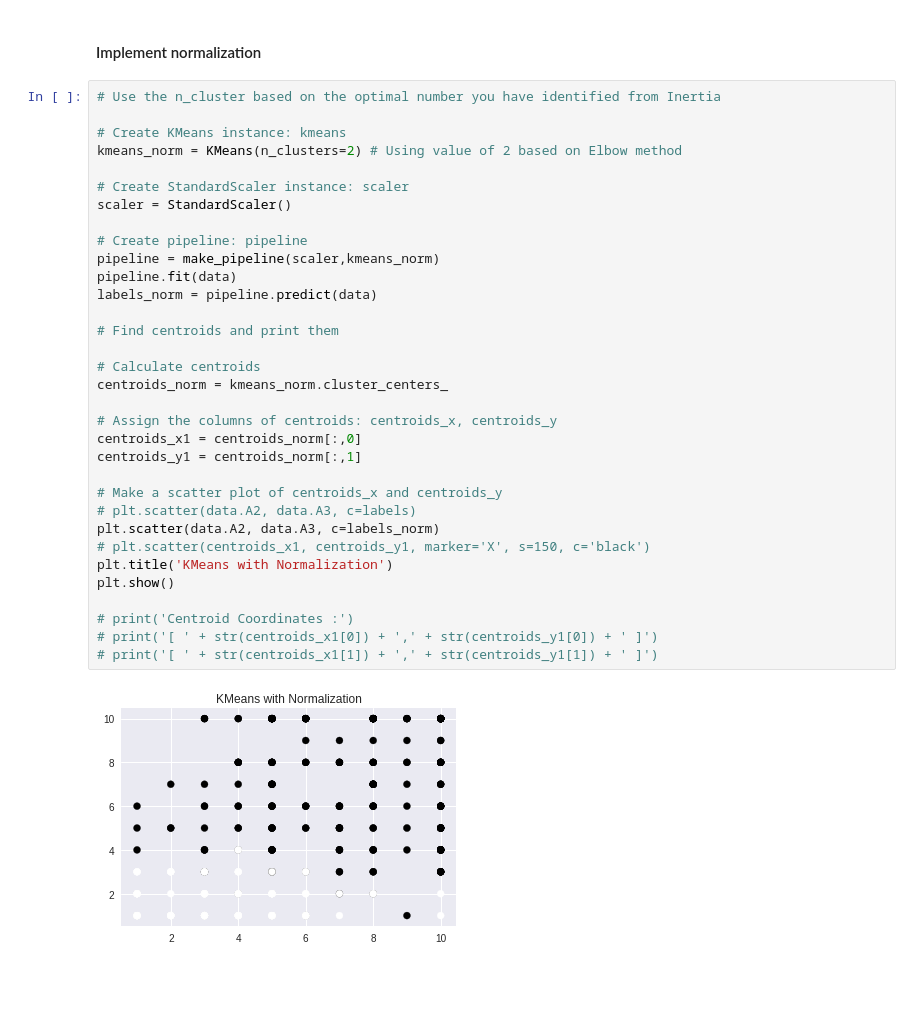
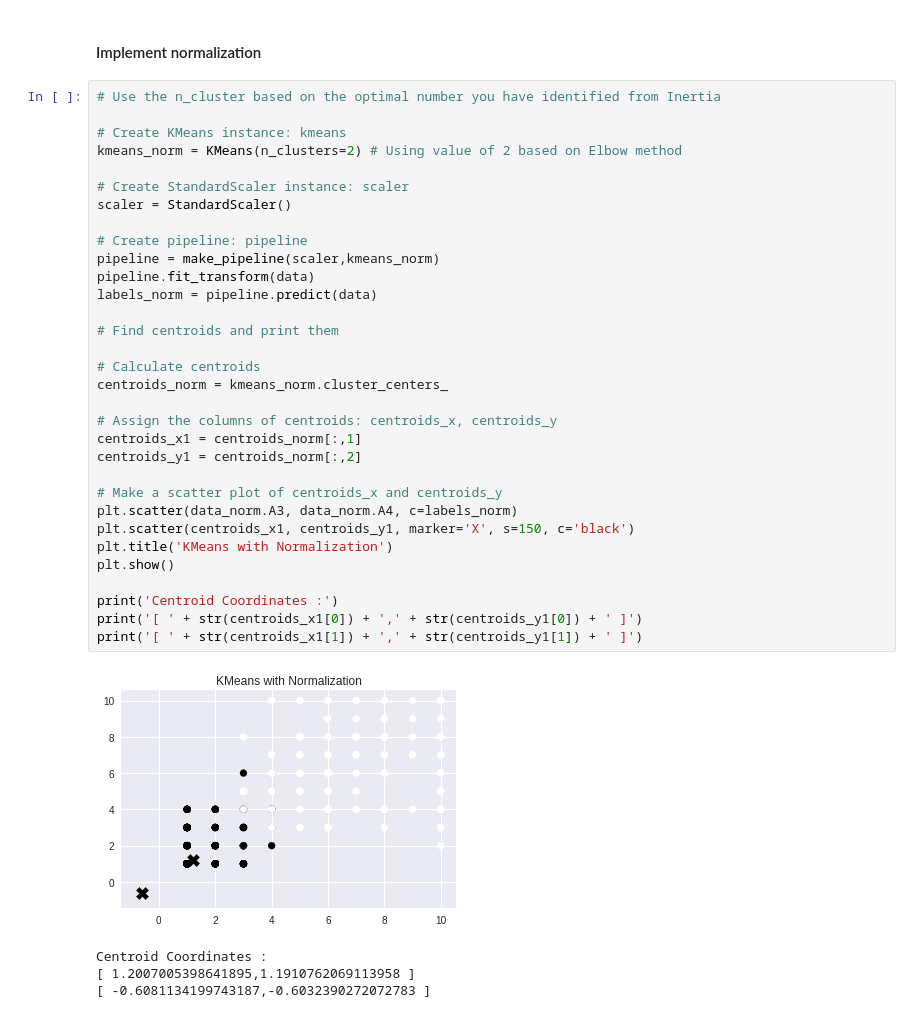
Before and after one commit to iu-data-science-python-i590/final-project-team-python-trio, a Jupyter notebook: Phase2/final_project_phase2.ipynb, the cells around one changed output. Cells and saved outputs as stored; diff of their text form; blank space fills up the shorter version.

```diff
--- a/Phase2/final_project_phase2.ipynb
+++ b/Phase2/final_project_phase2.ipynb
@@ -268,35 +261,37 @@ A10          1.589413        1.715078                 1.08
 # %%
 # Use the n_cluster based on the optimal number you have identified from Inertia
 
 # Create KMeans instance: kmeans
 kmeans_norm = KMeans(n_clusters=2) # Using value of 2 based on Elbow method
 
 # Create StandardScaler instance: scaler
 scaler = StandardScaler()
 
 # Create pipeline: pipeline
 pipeline = make_pipeline(scaler,kmeans_norm)
-pipeline.fit(data)
+pipeline.fit_transform(data)
 labels_norm = pipeline.predict(data)
 
 # Find centroids and print them
 
 # Calculate centroids
 centroids_norm = kmeans_norm.cluster_centers_
 
 # Assign the columns of centroids: centroids_x, centroids_y
-centroids_x1 = centroids_norm[:,0]
-centroids_y1 = centroids_norm[:,1]
+centroids_x1 = centroids_norm[:,1]
+centroids_y1 = centroids_norm[:,2]
 
 # Make a scatter plot of centroids_x and centroids_y
-# plt.scatter(data.A2, data.A3, c=labels)
-plt.scatter(data.A2, data.A3, c=labels_norm)
-# plt.scatter(centroids_x1, centroids_y1, marker='X', s=150, c='black')
+plt.scatter(data_norm.A3, data_norm.A4, c=labels_norm)
+plt.scatter(centroids_x1, centroids_y1, marker='X', s=150, c='black')
 plt.title('KMeans with Normalization')
 plt.show()
 
-# print('Centroid Coordinates :')
-# print('[ ' + str(centroids_x1[0]) + ',' + str(centroids_y1[0]) + ' ]')
-# print('[ ' + str(centroids_x1[1]) + ',' + str(centroids_y1[1]) + ' ]')
+print('Centroid Coordinates :')
+print('[ ' + str(centroids_x1[0]) + ',' + str(centroids_y1[0]) + ' ]')
+print('[ ' + str(centroids_x1[1]) + ',' + str(centroids_y1[1]) + ' ]')
 # %% [output]
-[figure, old version]
+[figure, new version]
+Centroid Coordinates :
+[ 1.2007005398641895,1.1910762069113958 ]
+[ -0.6081134199743187,-0.6032390272072783 ]
```
Also changed, not shown: parts of 9 cells of this notebook.
